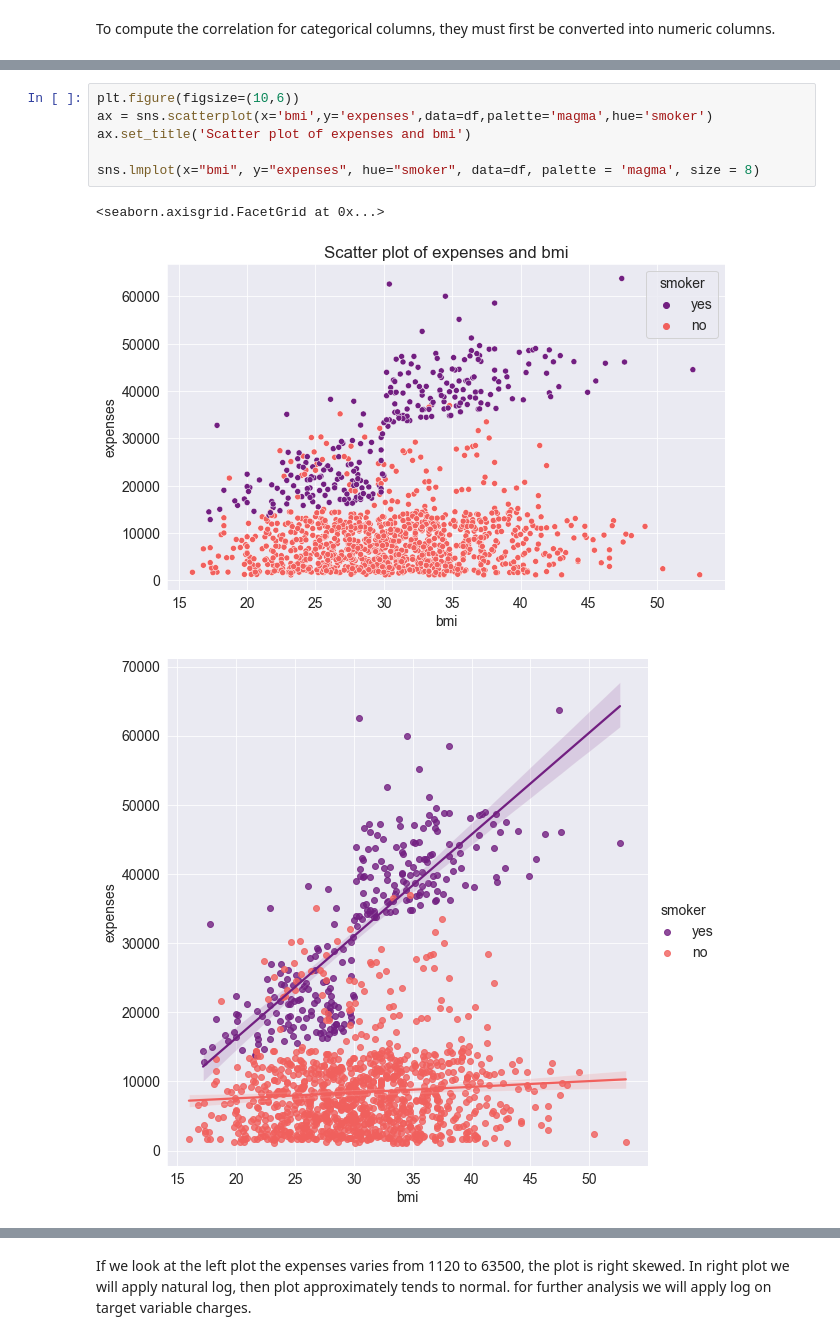
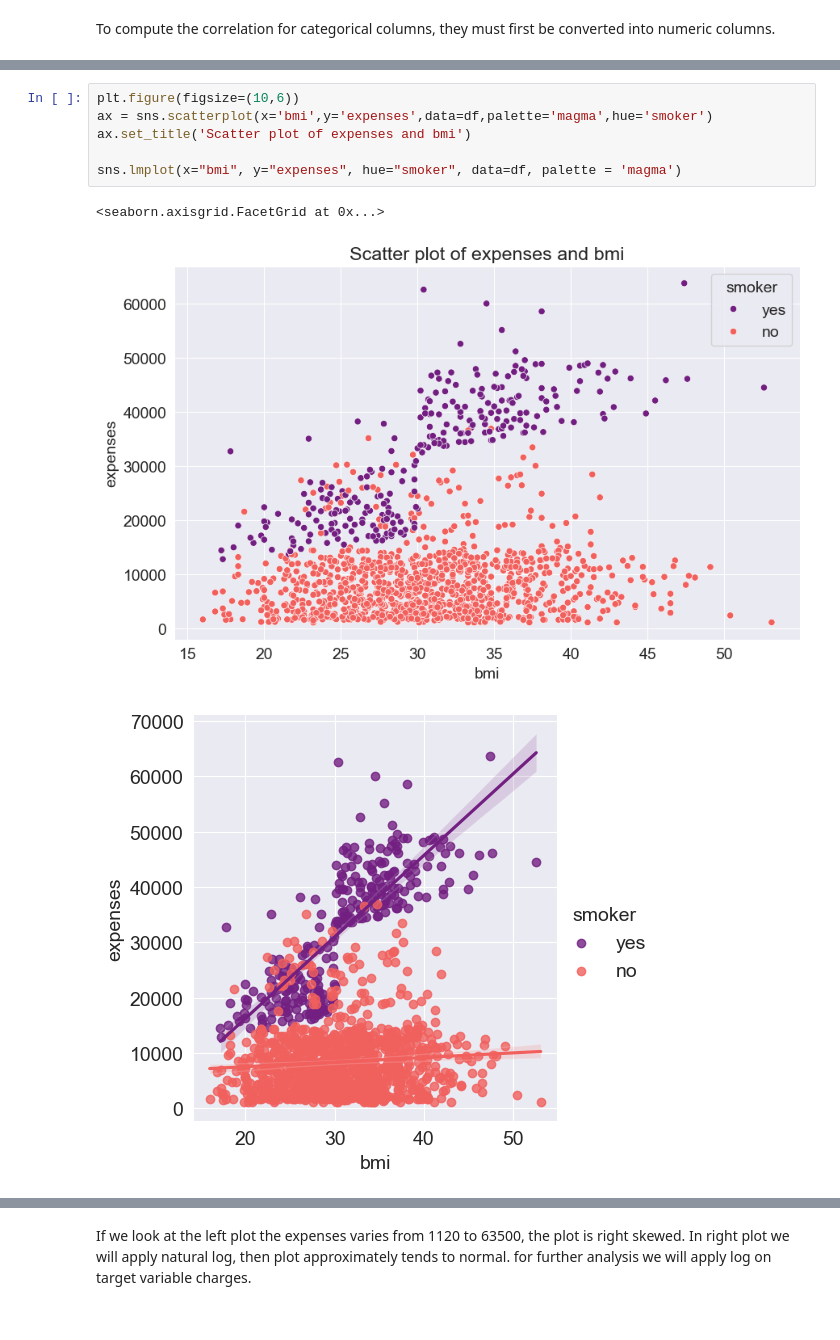
Before and after one commit to amitverma2699/Insurance_Premium_Prediction, a Jupyter notebook: main.ipynb, the cells around one changed output, grey strips where cells are left out. Saved outputs shown, nothing was run; the diff lists cells and outputs as text.

```diff
--- a/main.ipynb
+++ b/main.ipynb
@@ -451,13 +437,13 @@ Pandas dataframes also provide a `.corr` method to compute the correlation coeff
 # %%
 plt.figure(figsize=(10,6))
 ax = sns.scatterplot(x='bmi',y='expenses',data=df,palette='magma',hue='smoker')
 ax.set_title('Scatter plot of expenses and bmi')
 
-sns.lmplot(x="bmi", y="expenses", hue="smoker", data=df, palette = 'magma', size = 8)
+sns.lmplot(x="bmi", y="expenses", hue="smoker", data=df, palette = 'magma')
 # %% [output]
 <seaborn.axisgrid.FacetGrid at 0x...>
-[figure, old version]
+[figure, new version]
-[figure, old version]
+[figure, new version]
 # %%
 f= plt.figure(figsize=(12,4))
 
```
Also changed, not shown: parts of 18 cells of this notebook, 1 other file.
